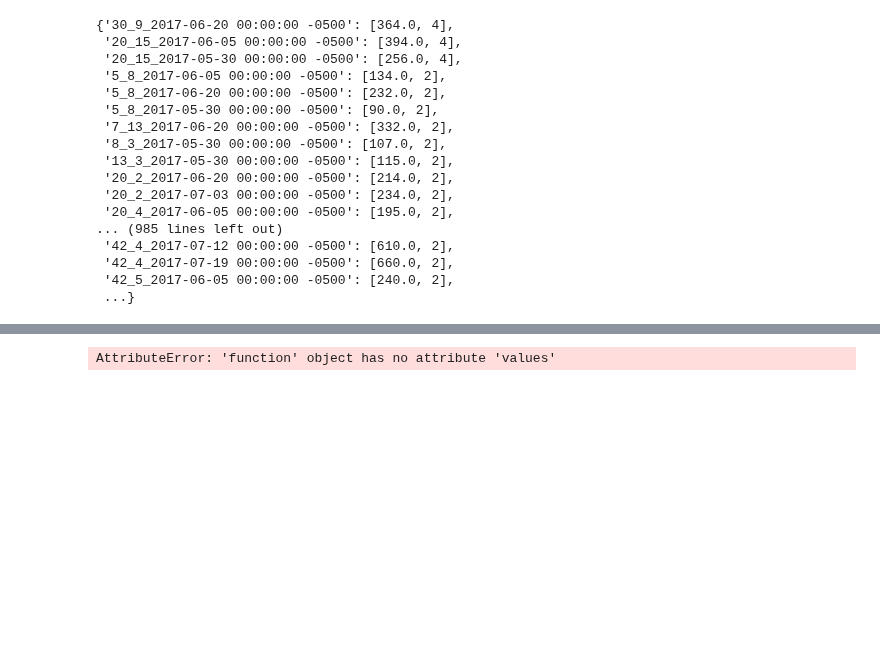
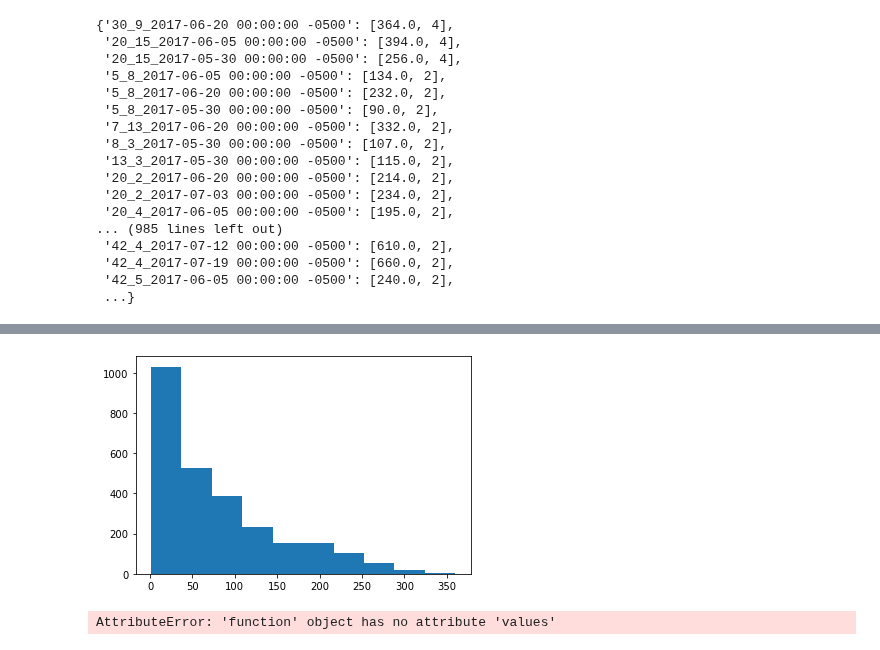
Before and after one commit to genophenoenvo/terraref-datasets, a Jupyter notebook: notebooks/season_4_transformation.ipynb, the cells around one changed output, grey strips where cells are left out. Cells and saved outputs as stored; diff of their text form; code cells hidden in the pictures; blank space fills up the shorter version.

Commit message:
have unique plots and dates with average canopy height but not joined with larger df

```diff
--- a/notebooks/season_4_transformation.ipynb
+++ b/notebooks/season_4_transformation.ipynb
@@ -1563,0 +1570,6 @@ plot_date_means
+# %%
+for k,v in plot_date_means.items():
+    # print(k)
+    print(v[0])
+    print(v[1])
+    break
@@ -1563,0 +1583,16 @@ plot_date_means
+# %%
+canopy_height_avg = []
+plots_and_dates = []
+
+for k,v in plot_date_means.items():
+
+    # if more than one value for a plot and date, take the average
+    if v[1] > 1:
+        actual_mean = v[0] / v[1]
+        canopy_height_avg.append(actual_mean)
+        plots_and_dates.append(k)
+
+    else:
+        actual_mean = v[1]
+        canopy_height_avg.append(actual_mean)
+        plots_and_dates.append(k)
@@ -1564,3 +1619,7 @@ plot_date_means
+# %%
+plt.hist(canopy_height_avg);
+# %% [output]
+[figure, added]
 # %%
 canopy_only_df.mean.values
 # %% [output]
```
Also changed, not shown: parts of 4 cells of this notebook.
